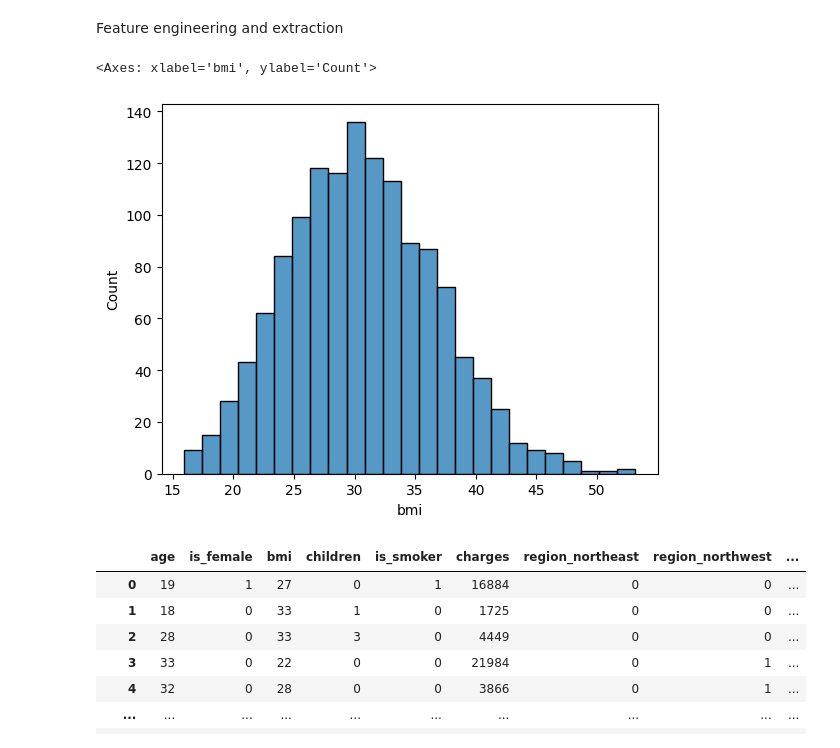
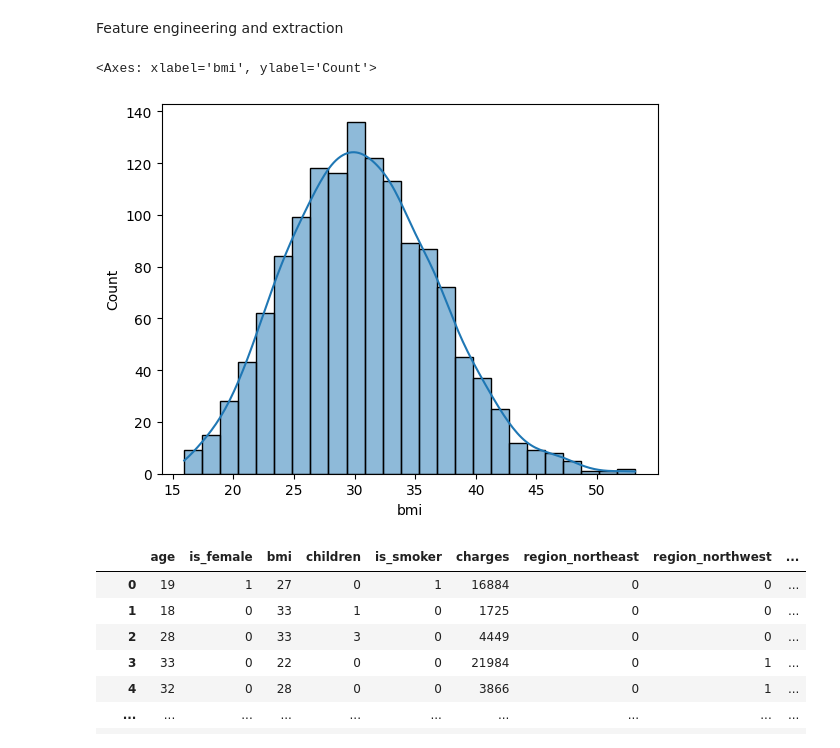
Before and after one commit to naitik-dhiman/ML-Work, a Jupyter notebook: EDA_numeric.ipynb, the cells around one changed output. Drawn from its saved outputs; the diff is of its cells as text; code cells hidden in the pictures.

```diff
--- a/EDA_numeric.ipynb
+++ b/EDA_numeric.ipynb
@@ -255,10 +255,10 @@ Feature engineering and extraction
 # %%
 # creating about new columns
 #1st creating histogram for the bmi
-sns.histplot(df["bmi"])
+sns.histplot(df["bmi"], kde = True )
 # %% [output]
 <Axes: xlabel='bmi', ylabel='Count'>
-[figure, old version]
+[figure, new version]
 # %%
 # creating new feature based on bmi category  -> feature engineering
 df_cleaned["bmi_category"] = pd.cut(
```
Also changed, not shown: parts of 6 cells of this notebook.
